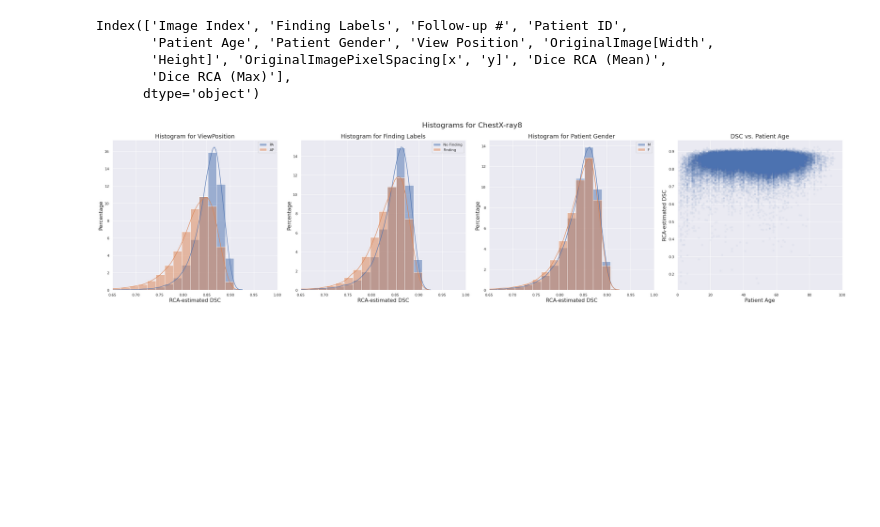
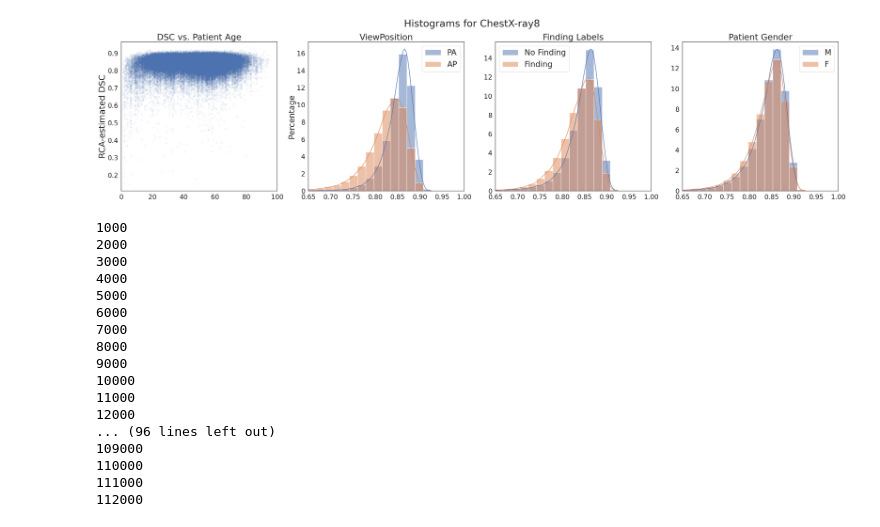
Before and after one commit to ngaggion/CheXmask-Database, a Jupyter notebook: TechnicalValidation/IndividualRCA/BiasAnalysis.ipynb, the cells around one changed output. Cells and saved outputs as stored; diff of their text form; code cells hidden in the pictures; blank space fills up the shorter version.

```diff
--- a/TechnicalValidation/IndividualRCA/BiasAnalysis.ipynb
+++ b/TechnicalValidation/IndividualRCA/BiasAnalysis.ipynb
@@ -70,14 +81,6 @@ rca_df = pd.read_csv(rca_path)
 
 # Join them on the Image index
 combined_df = df.join(rca_df.set_index('Image Index'), on='Image Index')
-# %%
-combined_df.columns
-# %% [output]
-Index(['Image Index', 'Finding Labels', 'Follow-up #', 'Patient ID',
-       'Patient Age', 'Patient Gender', 'View Position', 'OriginalImage[Width',
-       'Height]', 'OriginalImagePixelSpacing[x', 'y]', 'Dice RCA (Mean)',
-       'Dice RCA (Max)'],
-      dtype='object')
 # %%
 # Create different subsets, first by view position
 
@@ -85,35 +88,86 @@ sub1 = combined_df[combined_df['View Position'] == 'PA']
 sub2 = combined_df[combined_df['View Position'] == 'AP']
 name1 = "PA"
 name2 = "AP"
 
 # Now by "Finding Labels"
 sub3 = combined_df[combined_df['Finding Labels'] == 'No Finding']
 sub4 = combined_df[combined_df['Finding Labels'] != 'No Finding']
 name3 = "No Finding"
 name4 = "Finding"
 
 # Now by Patient Gender
 sub5 = combined_df[combined_df['Patient Gender'] == 'M']
 sub6 = combined_df[combined_df['Patient Gender'] == 'F']
 name5 = "M"
 name6 = "F"
 
 fig, axes = plot_comparative_histograms([[sub1, sub2], [sub3, sub4], [sub5, sub6]],
                                         [[name1, name2], [name3, name4], [name5, name6]],
                                         ["ViewPosition", "Finding Labels", "Patient Gender"],
                                         "Dice RCA (Mean)",
                                         "ChestX-ray8")
 
-ax = axes[3]
+ax = axes[0]
 
 # remove border from the scatterplot
 sns.scatterplot(data=combined_df, x="Patient Age", y="Dice RCA (Mean)", ax=ax, alpha=0.05, linewidth=0)
-ax.set_title("DSC vs. Patient Age", fontsize=18)
-ax.set_xlabel("Patient Age", fontsize=16)
-ax.set_ylabel("RCA-estimated DSC", fontsize=16)
+ax.set_title("DSC vs. Patient Age", fontsize=26)
+#ax.set_xlabel("Patient Age", fontsize=24)
+ax.set_xlabel("", fontsize=24)
+ax.set_ylabel("RCA-estimated DSC", fontsize=26)
 ax.set_xlim([0, 100])
+ax.tick_params(axis='both', which='major', labelsize=20)
 
 plt.tight_layout()
 plt.savefig("ChestX-ray8.png", dpi=300)
+plt.savefig("ChestX-ray8.pdf", dpi=300)
 # %% [output]
-[figure, old version]
+[figure, new version]
+# %%
+# "Finding Labels" contains the labels for each image, separated by |
+# Copy each row in the dataframe for each label in the row
+# This will create a dataframe with one label per row
+
+aux = combined_df[['Finding Labels', 'Dice RCA (Mean)']]
+
+# Create a new dataframe with the same columns as the original
+df2 = pd.DataFrame(columns=aux.columns)
+dfs = []
+
+# Iterate through the rows of the original dataframe
+for index, row in aux.iterrows():
+    # Split the labels by |
+    labels = row['Finding Labels'].split('|')
+    # Iterate through the labels
+    for label in labels:
+        # Create a new row with the same data as the original
+        new_row = row.copy()
+        # Set the label to the current label
+        new_row['Finding Labels'] = label
+        # Add the new row to the new dataframe
+        df2 = pd.concat([df2, new_row.to_frame().transpose()], ignore_index=True)
+
+    if index % 1000 == 0 and index > 0:
+        print(index)
+        dfs.append(df2)
+        df2 = pd.DataFrame(columns=aux.columns)
+
+df2 = pd.concat(dfs, ignore_index=True)
+# %% [output]
+1000
+2000
+3000
+4000
+5000
+6000
+7000
+8000
+9000
+10000
+11000
+12000
+... (96 lines left out)
+109000
+110000
+111000
+112000
```
Also changed, not shown: parts of 18 cells of this notebook, 58 other files.
